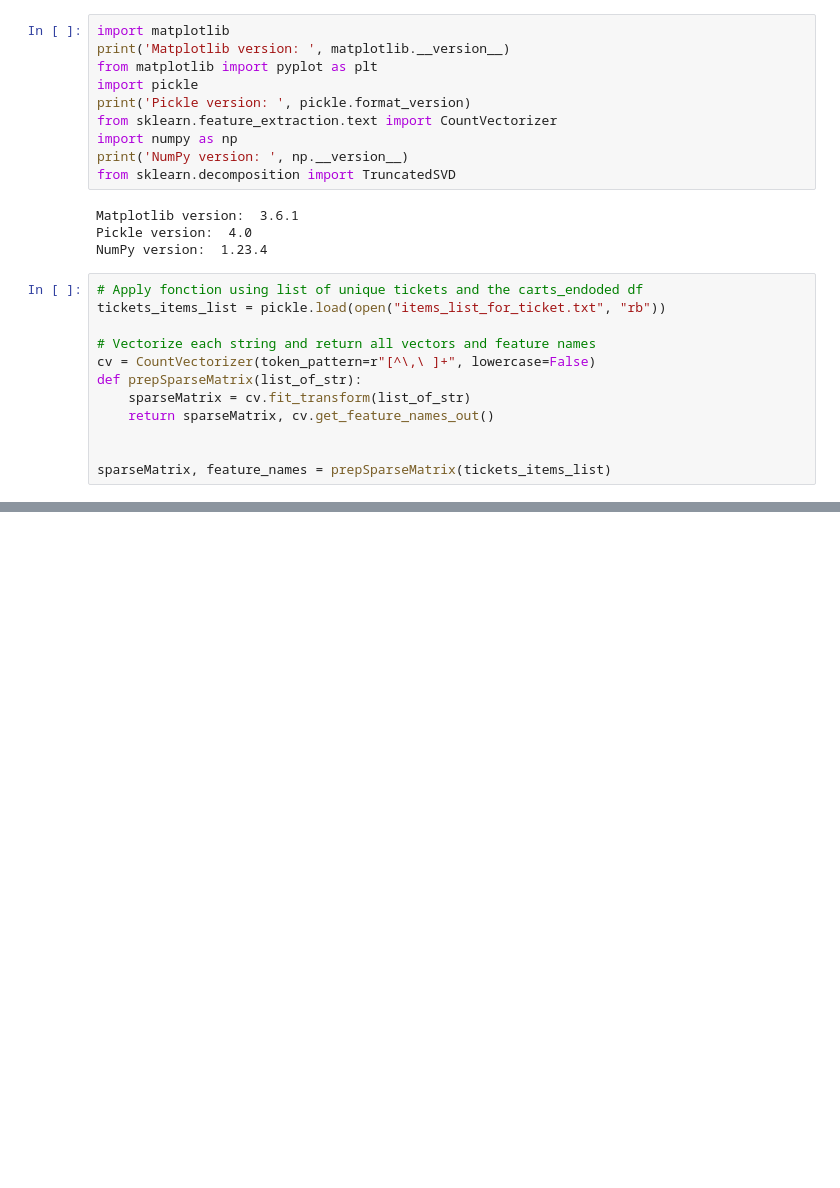
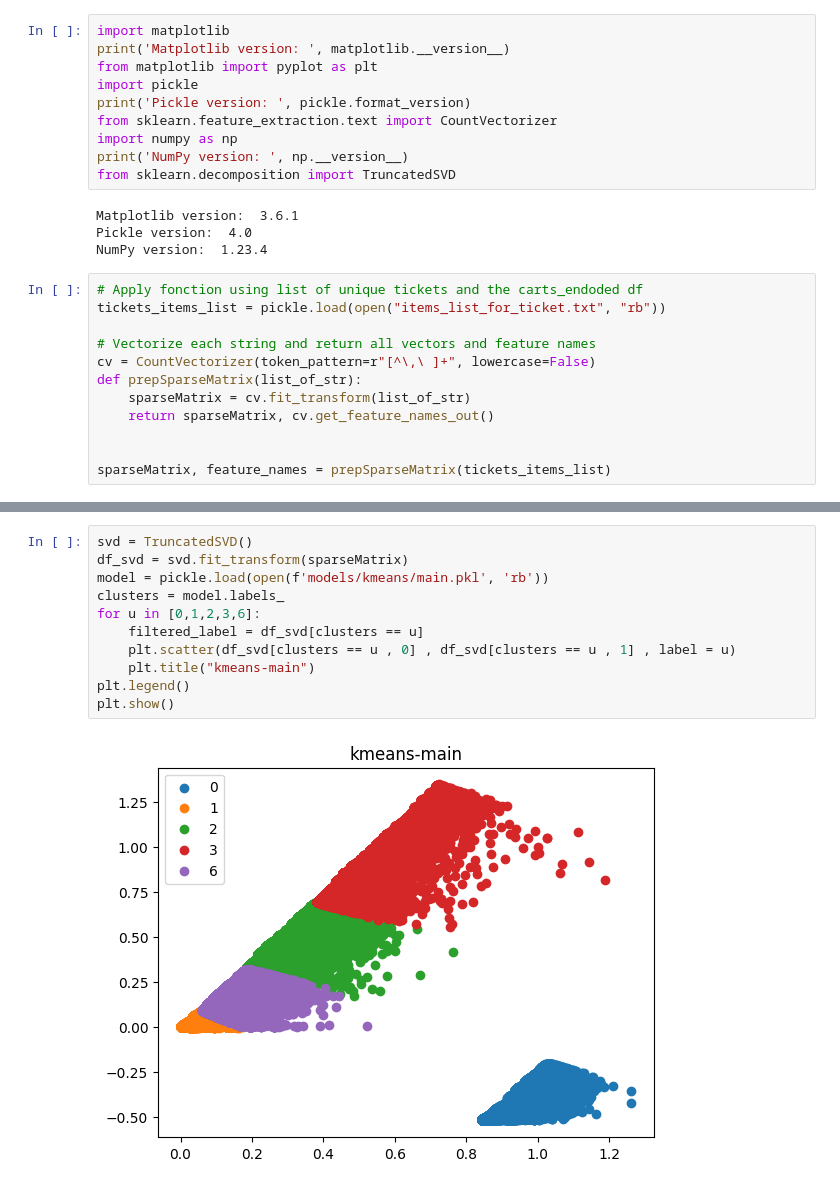
Before and after one commit to Benjyhy/rec_system, a Jupyter notebook: cart_clustering/data_viz.ipynb, the cells around one changed output, grey strips where cells are left out. Drawn from its saved outputs; the diff is of its cells as text; blank space fills up the shorter version.

```diff
--- a/cart_clustering/data_viz.ipynb
+++ b/cart_clustering/data_viz.ipynb
@@ -52,3 +52,16 @@ for m in models:
 [figure]
 [figure]
 ... (3 outputs left out)
+# %%
+svd = TruncatedSVD()
+df_svd = svd.fit_transform(sparseMatrix)
+model = pickle.load(open(f'models/kmeans/main.pkl', 'rb'))
+clusters = model.labels_
+for u in [0,1,2,3,6]:
+    filtered_label = df_svd[clusters == u]
+    plt.scatter(df_svd[clusters == u , 0] , df_svd[clusters == u , 1] , label = u)
+    plt.title("kmeans-main")
+plt.legend()
+plt.show()
+# %% [output]
+[figure, added]
```
Also changed, not shown: parts of 1 cell of this notebook, 2 other files.
